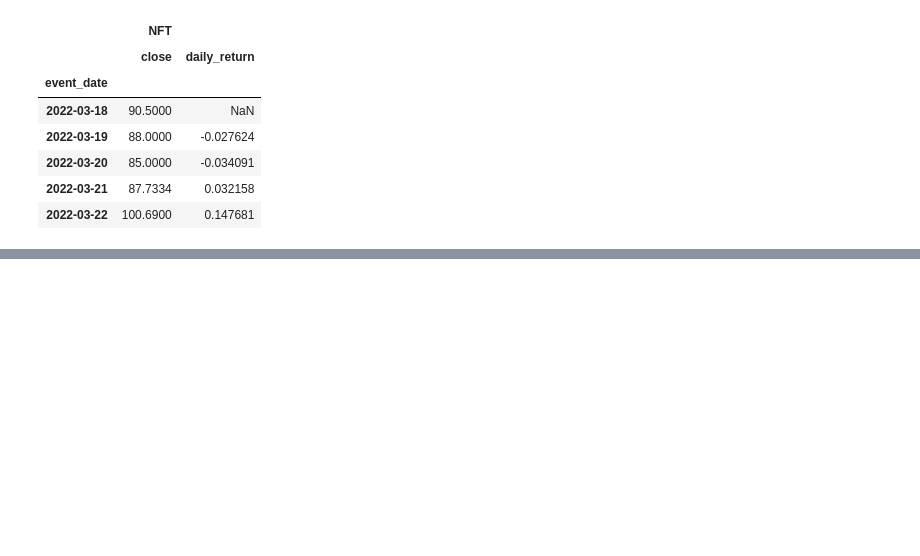
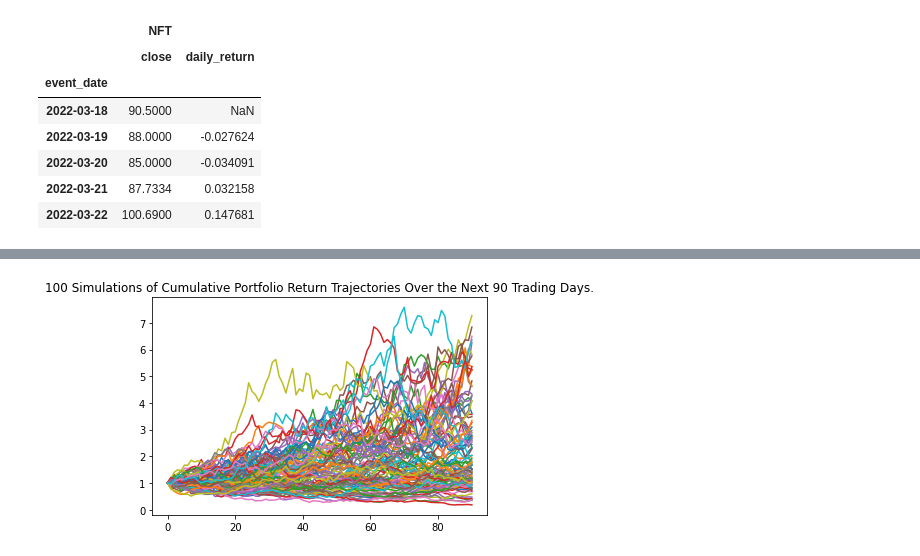
Before and after one commit to sameerlakhe/NFTPriceTrackerAndForecaster, a Jupyter notebook: nft_tracker.ipynb, the cells around one changed output, grey strips where cells are left out. Saved outputs shown, nothing was run; the diff lists cells and outputs as text; code cells hidden in the pictures; blank space fills up the shorter version.

```diff
--- a/nft_tracker.ipynb
+++ b/nft_tracker.ipynb
@@ -465 +488,12 @@ max             3.112184e+239
 Name: 90, dtype: float64
+# %%
+num_of_simulation =100
+num_of_years=1
+#num_trading_days = 252*num_of_years
+num_trading_days=90
+
+doodles_MC_1year = MCSimulation(
+    portfolio_data = df_doodles,
+    num_simulation = num_of_simulation,
+    num_trading_days = num_trading_days
+)
@@ -465,0 +539,6 @@ Name: 90, dtype: float64
+# %%
+# Plot simulation outcomes
+doodle_line_plot = doodles_MC_1year.plot_simulation()
+doodle_line_plot.get_figure().savefig("doodle_MC_sim_plot.png", bbox_inches="tight")
+# %% [output]
+[figure, added]
```
Also changed, not shown: parts of 20 cells of this notebook, 5 other files.
